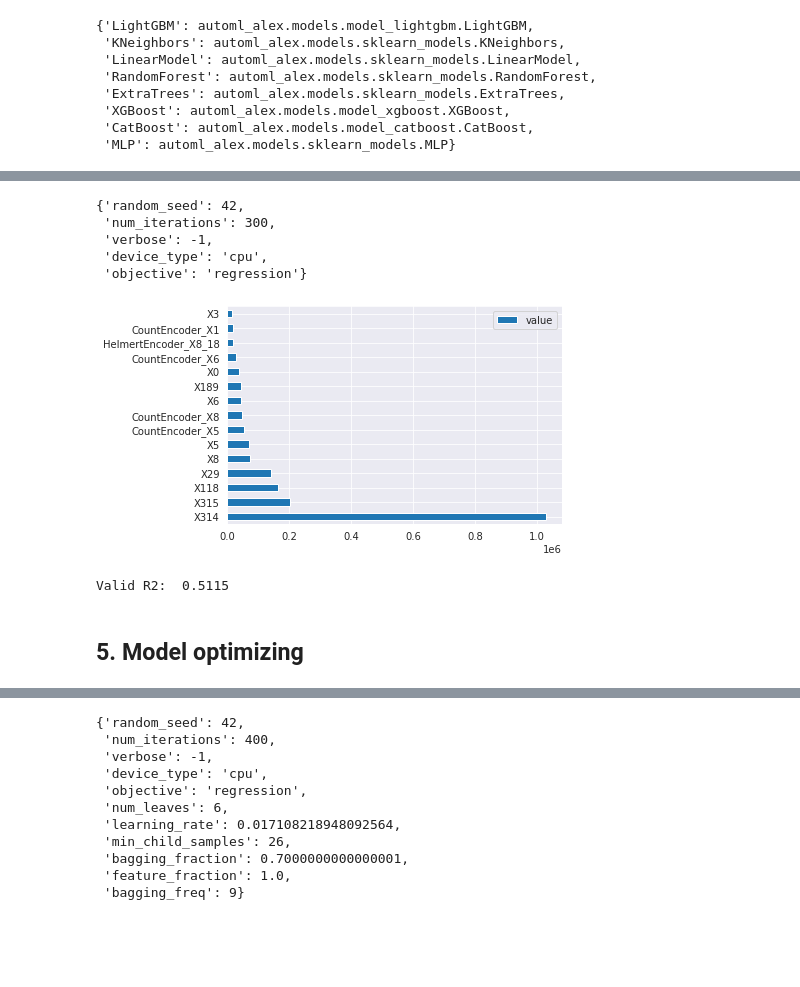
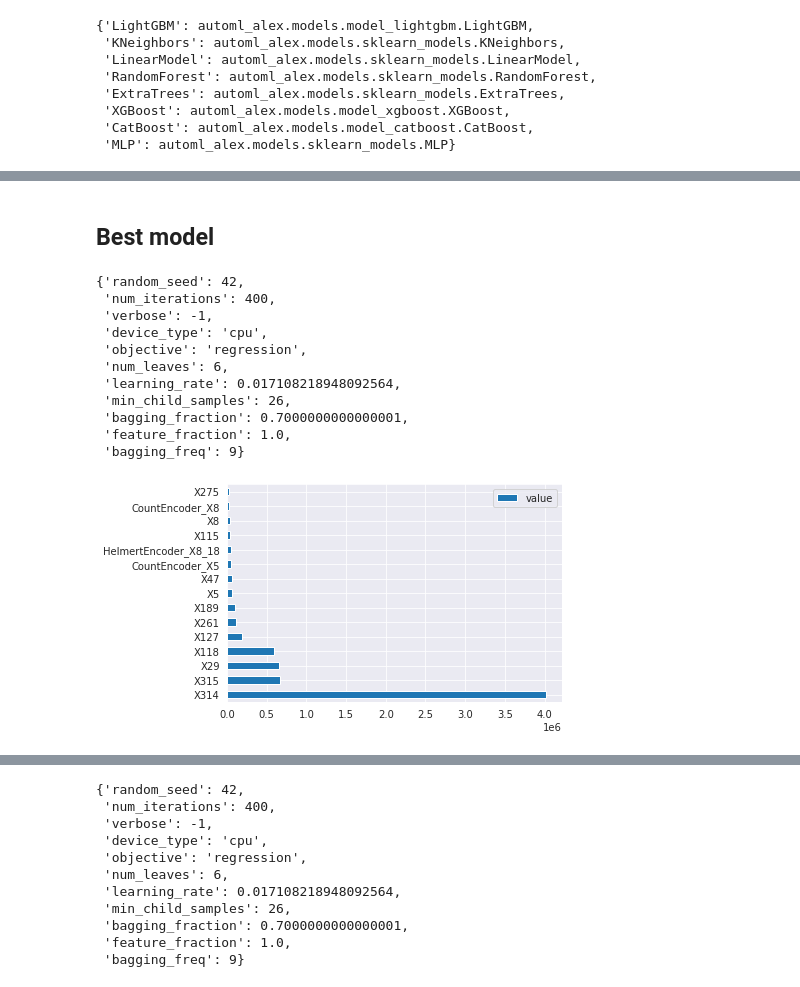
Before and after one commit to Yanina-Kutovaya/AutoML, a Jupyter notebook: notebooks/AutoML_Alex.ipynb, the cells around one changed output, grey strips where cells are left out. Cells and saved outputs as stored; diff of their text form; code cells hidden in the pictures; blank space fills up the shorter version.

```diff
--- a/notebooks/AutoML_Alex.ipynb
+++ b/notebooks/AutoML_Alex.ipynb
@@ -148,6 +156,3 @@ automl_alex.models.all_models
  'XGBoost': automl_alex.models.model_xgboost.XGBoost,
  'CatBoost': automl_alex.models.model_catboost.CatBoost,
  'MLP': automl_alex.models.sklearn_models.MLP}
-# %%
-model = LightGBM(type_of_estimator='regression', random_state=RANDOM_SEED,)
-model.fit(X_train, y_train)
@@ -155,0 +159,26 @@ model.fit(X_train, y_train)
+# %%
+models = [LightGBM, ExtraTrees, RandomForest]
+history = {}
+predicts = {}
+models_ = {}
+
+for i, model in enumerate(models):
+  model_ = model(type_of_estimator='regression', random_state=RANDOM_SEED,)
+  history[i] = model_.opt(
+      X_train, y_train,
+      metric=sklearn.metrics.r2_score, # log_loss
+      timeout=1200, # sec
+      auto_parameters=False, # try to set the rules ourselves
+      folds=10,
+      score_folds=3, # put 3 folds
+      cold_start=50, # I plan > 200 iterations. 50 iterations are enough to evaluate the space
+      opt_lvl=3,
+      early_stoping=100, # stop otimization if no better parameters are found through iterations
+      verbose=3,
+  )
+  model_.fit(X_train, y_train)
+  predicts[i] = model_.predict(X_valid)
+  r2_score = round(sklearn.metrics.r2_score(y_valid, predicts[i]), 4)
+  print(f'\nValid R2 model {i}: {r2_score}\n')
+  model_.save(f'model_{i}',)
+  models_[i] = model_
@@ -156,20 +240,24 @@ model.fit(X_train, y_train)
+# %% [markdown]
+## Best model
+# %%
+i = 0
+best_model = models_[i]
 # %%
-model.model_param
+best_model.model_param
 # %% [output]
 {'random_seed': 42,
- 'num_iterations': 300,
+ 'num_iterations': 400,
  'verbose': -1,
  'device_type': 'cpu',
- 'objective': 'regression'}
+ 'objective': 'regression',
+ 'num_leaves': 6,
+ 'learning_rate': 0.017108218948092564,
+ 'min_child_samples': 26,
+ 'bagging_fraction': 0.7000000000000001,
+ 'feature_fraction': 1.0,
+ 'bagging_freq': 9}
 # %%
-feature_importance = model.get_feature_importance(X_train)
+feature_importance = best_model.get_feature_importance(X_train)
 feature_importance.sort_values(by='value', ascending=False)[:15].plot(kind='barh');
 # %% [output]
-[figure, old version]
+[figure, new version]
-# %%
-predicts = model.predict(X_valid)
-print('Valid R2: ', round(sklearn.metrics.r2_score(y_valid, predicts), 4))
-# %% [output]
-Valid R2:  0.5115
-# %% [markdown]
-## 5. Model optimizing
```
Also changed, not shown: parts of 23 cells of this notebook.
